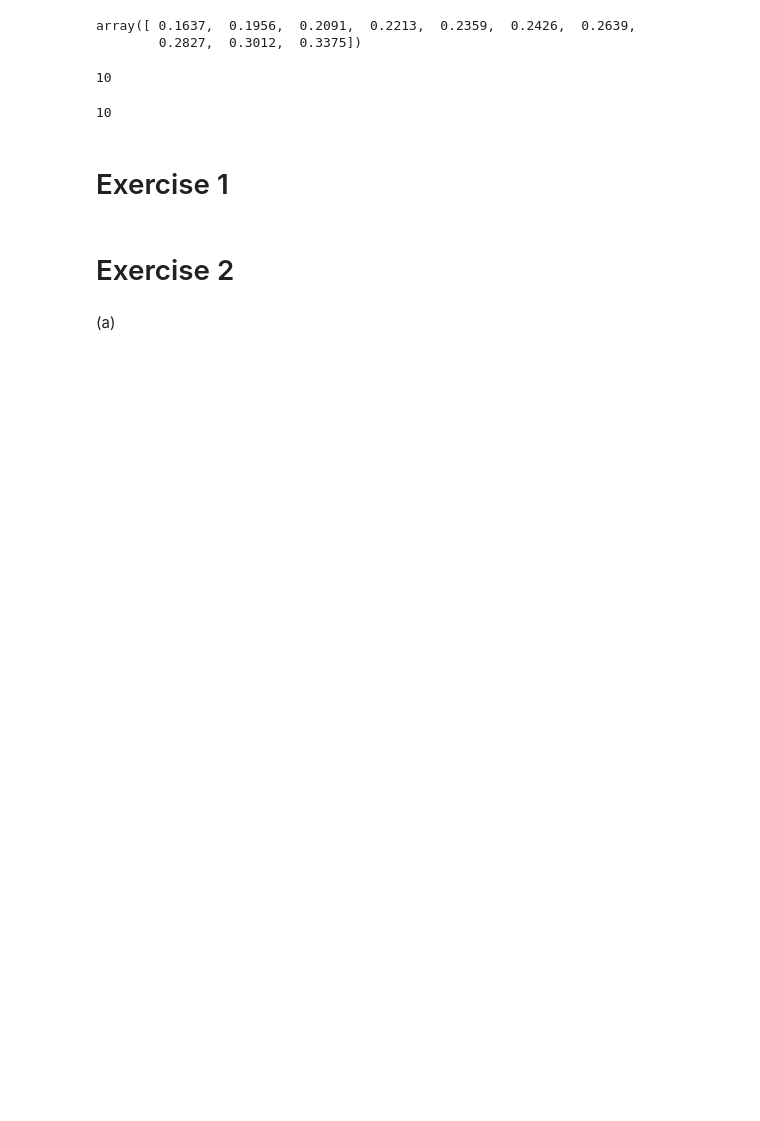
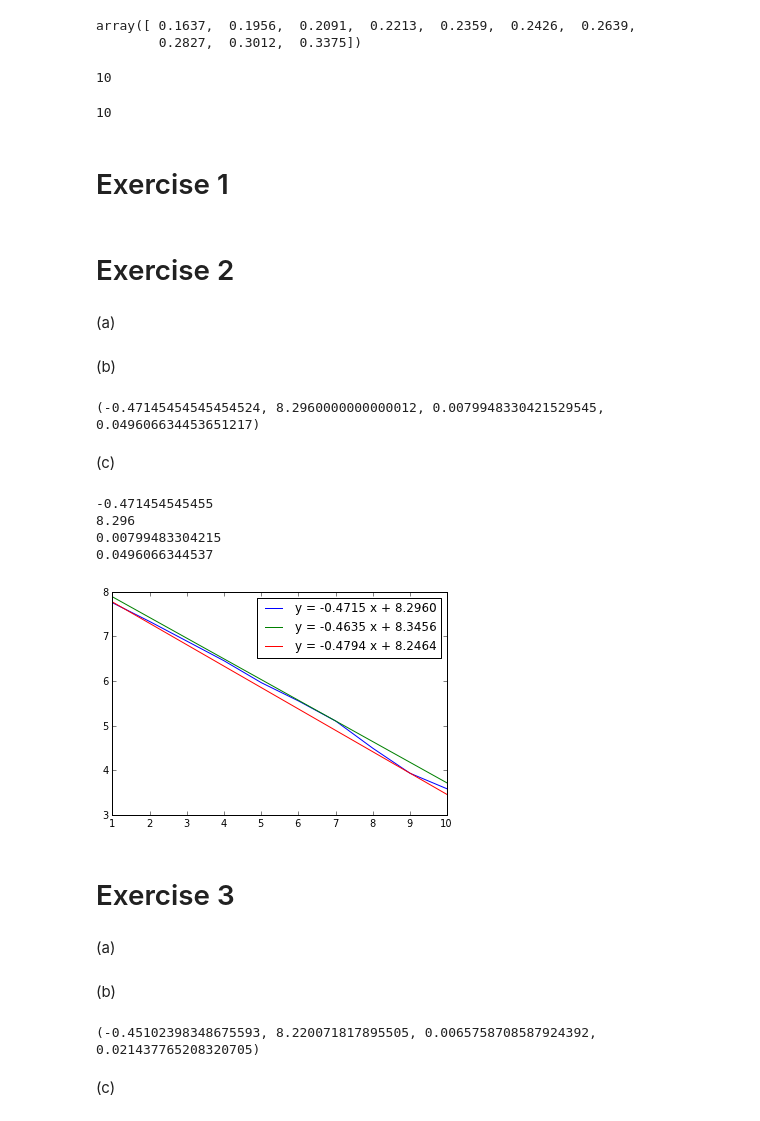
Before and after one commit to aalittlephys202/PHYS202-S13, a Jupyter notebook: Week9/Data I-O.ipynb, the cells around one changed output. Saved outputs shown, nothing was run; the diff lists cells and outputs as text; code cells hidden in the pictures; blank space fills up the shorter version.

Commit message:
"Finish Data I/O homework"

```diff
--- a/Week9/Data I-O.ipynb
+++ b/Week9/Data I-O.ipynb
@@ -97,13 +97,57 @@ Exercise 2
 # %%
 import numpy as np
 # %%
-x = array([range(0,10)])
-y = array([range(0,10)])
 def LinearLeastSquaresFit(x,y):
     """Take in arrays representing (x,y) values for a set of linearly varying data and
     perform a linear least squares regression. Return the resulting slope and intercept
     parameters of the best fit line with their uncertainties."""
-    averageX= np.sum(x)/len(x)
-    averageY= np.sum(y)/len(y)
-    averageXY=
-    return slope,intercept,slerr,interr
+    averagex = average(x)
+    averagey = average(y)
+    averagex2 = average(x**2)
+    averagexy = average(x*y)
+    m = (averagexy - (averagex*averagey))/(averagex2 - averagex**2)
+    b = (averagex2*averagey - averagex*averagexy)/(averagex2 - averagex**2)
+    s2 = average( (y-(m*x+b))**2 )
+    slerr = ( (1.0/(len(x)-2)) * (s2/((averagex2 - averagex**2))) )**(0.5)
+    interr = ( (1.0/(len(x)-2)) * ((s2*averagex2)/((averagex2 - averagex**2))) )**(0.5)
+    return m, b, slerr, interr
+# %% [markdown]
+(b)
+# %%
+x,y = loadtxt('linearData.dat',unpack=True,usecols=[0,1])#load txt file and set x and y values for function above
+print LinearLeastSquaresFit(x,y)
+# %% [output]
+(-0.47145454545454524, 8.2960000000000012, 0.0079948330421529545, 0.049606634453651217)
+# %% [markdown]
+(c)
+# %%
+# print values as variables so that i can use them in the plotting equations below
+m = LinearLeastSquaresFit(x,y)[0]
+print m
+b = LinearLeastSquaresFit(x,y)[1]
+print b
+slerr = LinearLeastSquaresFit(x,y)[2]
+print slerr
+interr = LinearLeastSquaresFit(x,y)[3]
+print interr
+# %% [output]
+-0.471454545455
+8.296
+0.00799483304215
+0.0496066344537
+# %%
+linelabel ="y = %.4f x + %.4f" %(m,b)
+pluslinelabel = "y = %.4f x + %.4f" %((m+slerr),(b+interr))
+minuslinelabel = "y = %.4f x + %.4f" %((m-slerr),(b-interr))
+plot(x,y,label=linelabel)
+plot(x,(m+slerr)*x+(b+interr),label=pluslinelabel)
+plot(x,(m-slerr)*x+(b-interr),label=minuslinelabel)
+legend(loc=0)
+show()
+# %% [output]
+[figure, added]
+# %% [markdown]
+Exercise 3
+=
+# %% [markdown]
+(a)
@@ -109,0 +180,10 @@ def LinearLeastSquaresFit(x,y):
+# %% [markdown]
+(b)
+# %%
+x,y,z = loadtxt('linearData.dat',unpack=True,usecols=[0,1,2])
+w = 1/(z**2)
+print WeightedLinearLeastSquaresFit(x,y,w)
+# %% [output]
+(-0.45102398348675593, 8.220071817895505, 0.0065758708587924392, 0.021437765208320705)
+# %% [markdown]
+(c)
```
Also changed, not shown: parts of 3 cells of this notebook.
